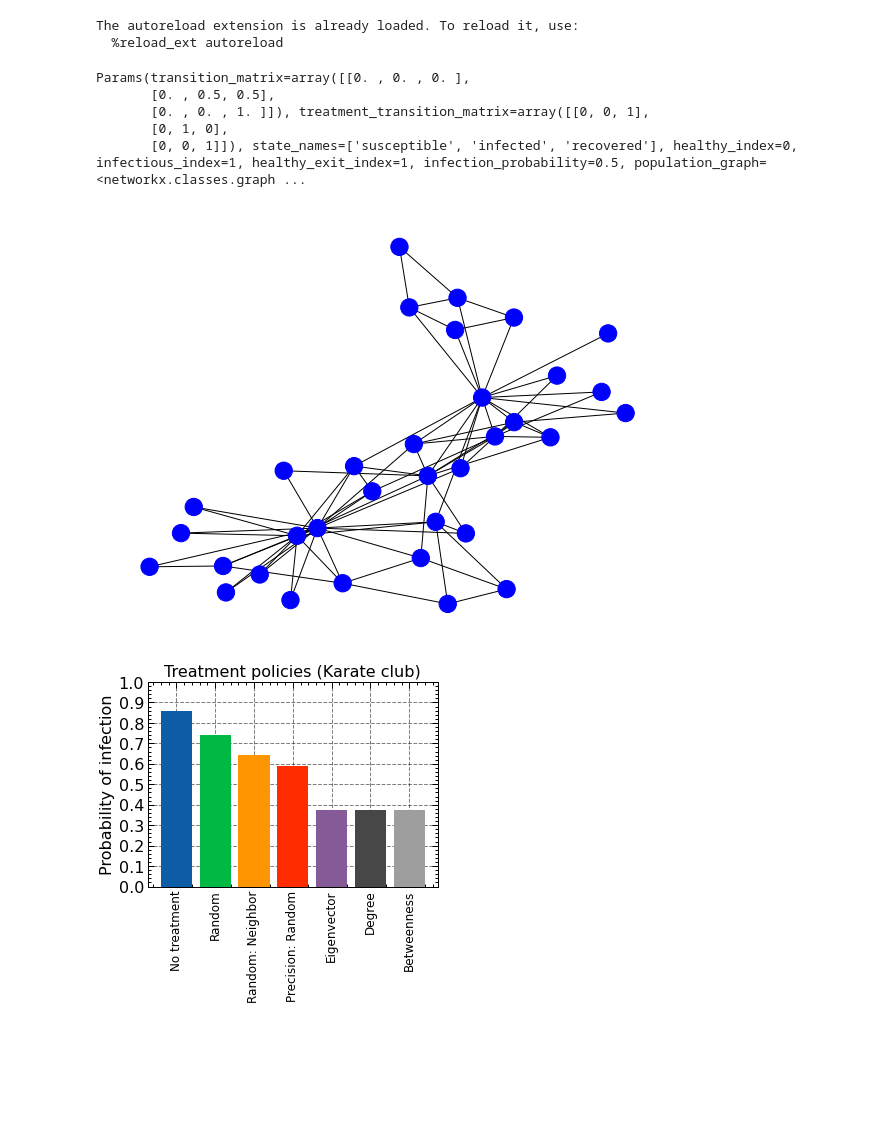
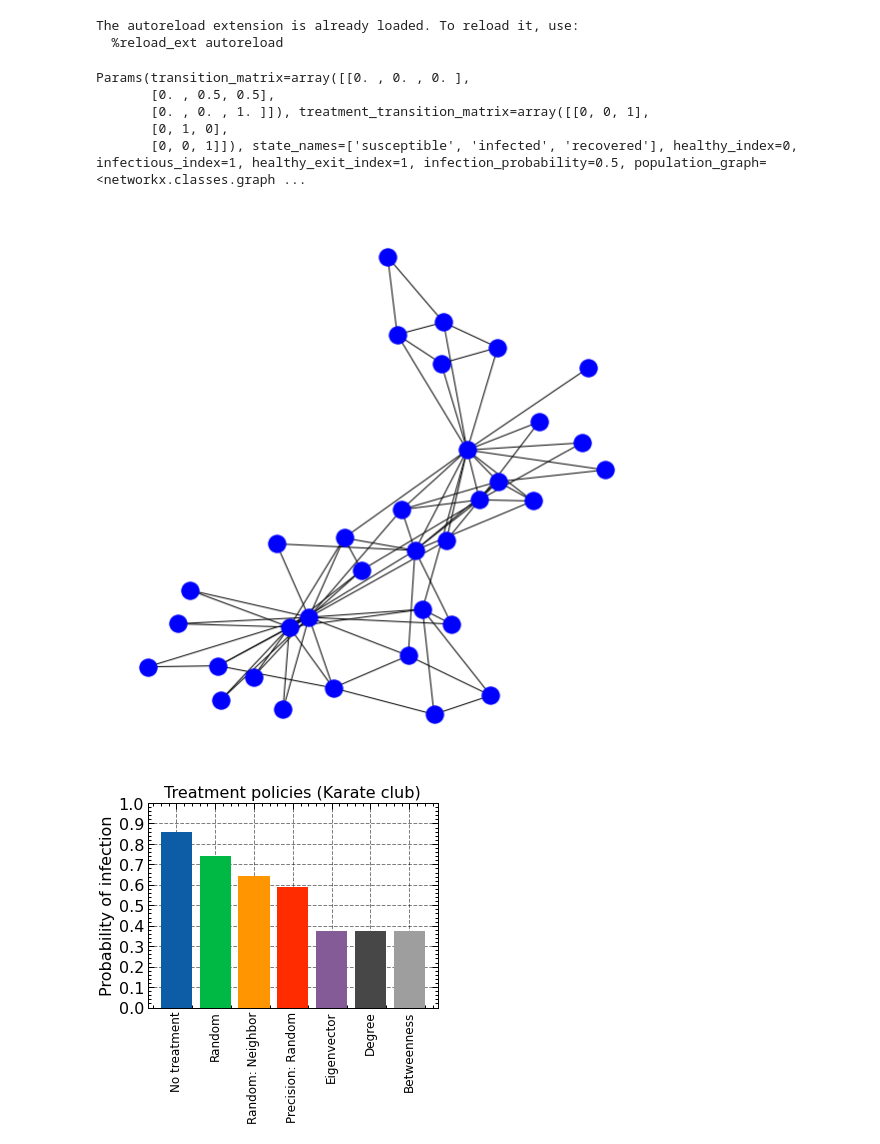
Before and after one commit to EvanLavender13/cst680-project, a Jupyter notebook: exp_karate.ipynb, the cells around one changed output. Drawn from its saved outputs; the diff is of its cells as text; code cells hidden in the pictures; blank space fills up the shorter version.

```diff
--- a/exp_karate.ipynb
+++ b/exp_karate.ipynb
@@ -24,35 +24,45 @@ The autoreload extension is already loaded. To reload it, use:
 # %%
 SEED = 13
 
 np.random.seed(SEED)
 
 TAU   = 0.5
 RHO   = 0.5
 #ide.GRAPHS["scale"] = nx.generators.random_internet_as_graph(100)
 # ide.GRAPHS["scale"] = nx.Graph(nx.generators.scale_free_graph(250, seed=SEED).to_undirected())
 # G = ide.GRAPHS["scale"]
 # G.remove_edges_from(nx.selfloop_edges(G))
+G = ide.GRAPHS["karate"]
 
 EXP = ide.Experiment()
 EXP.graph_name = "karate"
 EXP.infection_probability     = TAU
 EXP.infected_exit_probability = RHO
 EXP.num_treatments = 1
 EXP.burn_in = 0
 EXP.agent_constructor = ide.NullAgent
 EXP.scenario_builder()
 print(EXP.env.initial_params)
 
 positions = nx.spring_layout(EXP.env.initial_params.population_graph, seed=SEED)
 color_map = ["blue", "red", "purple"]
-EXP.env.render(color_map, pos=positions)
+# EXP.env.render(color_map, pos=positions)
+
+plt.figure(figsize=(8, 8))
+plt.grid(False)
+plt.tick_params(axis="x", which="both", top=False)
+plt.tick_params(axis="y", which="both", right=False)
+nx.draw(G, positions, node_color="blue")
+plt.tight_layout()
+plt.savefig("out/nb-karate-graph.jpg")
+plt.show()
 # %% [output]
 Params(transition_matrix=array([[0. , 0. , 0. ],
        [0. , 0.5, 0.5],
        [0. , 0. , 1. ]]), treatment_transition_matrix=array([[0, 0, 1],
        [0, 1, 0],
        [0, 0, 1]]), state_names=['susceptible', 'infected', 'recovered'], healthy_index=0, infectious_index=1, healthy_exit_index=1, infection_probability=0.5, population_graph=<networkx.classes.graph ...
-[figure, old version]
+[figure, new version]
 # %%
 EXP.num_steps = 20
 N = 1000
```
Also changed, not shown: 6 other files.
